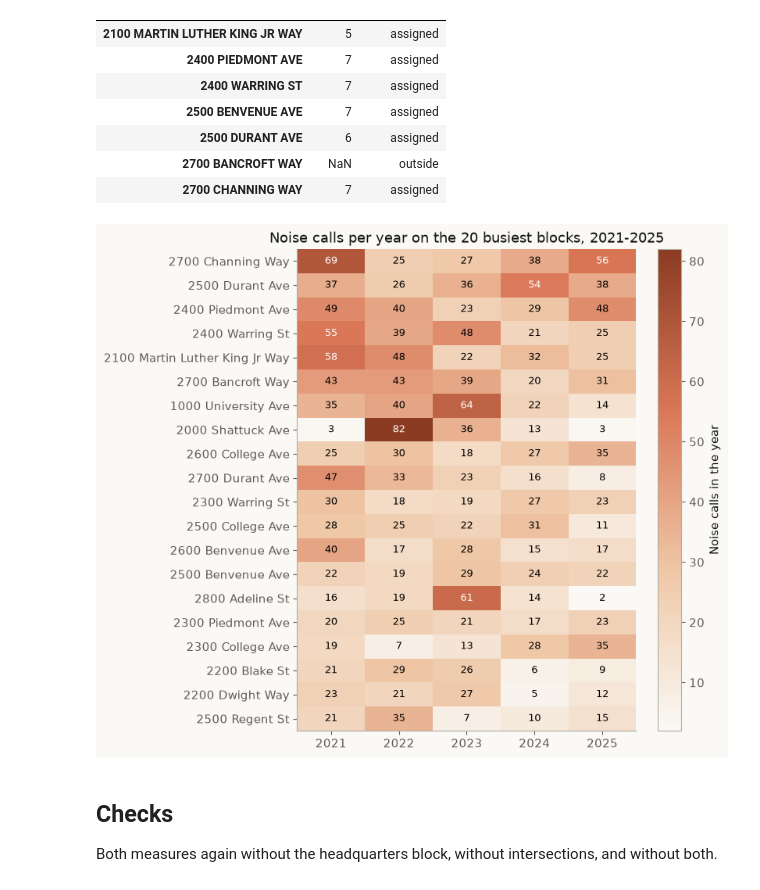
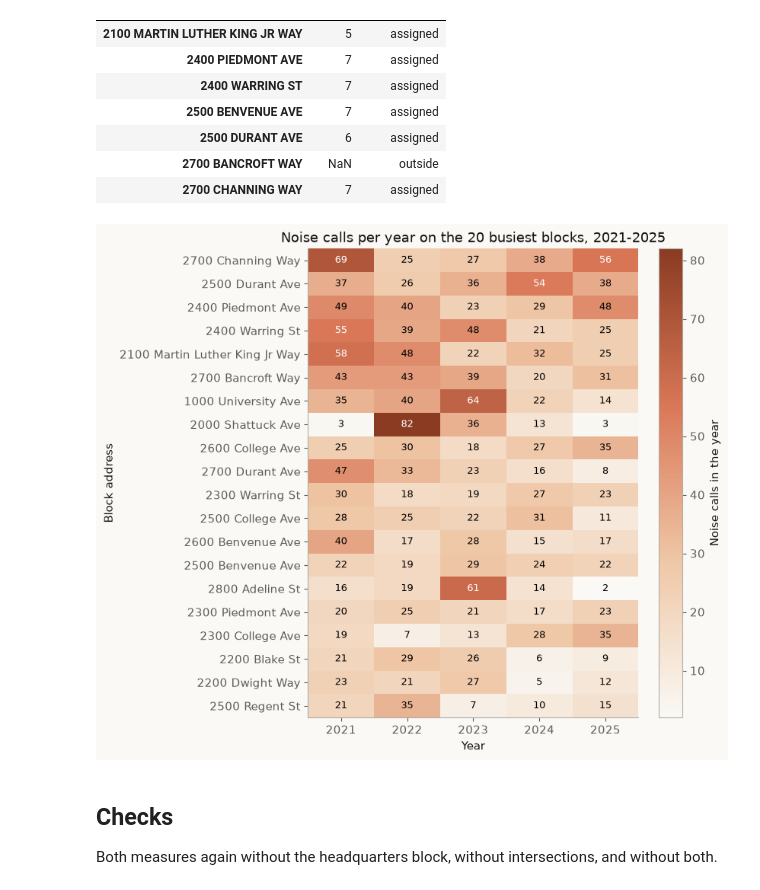
Before and after one commit to UCB-stat159-f26/final-project-team-16, a Jupyter notebook: notebooks/05_noise_hotspots.ipynb, the cells around one changed output. Saved outputs shown, nothing was run; the diff lists cells and outputs as text; code cells hidden in the pictures.

```diff
--- a/notebooks/05_noise_hotspots.ipynb
+++ b/notebooks/05_noise_hotspots.ipynb
@@ -195,30 +195,32 @@ lookup.set_index("block_key").reindex(every_year[TOP_N])[["Sector", "sector_stat
 # %%
 # Calls per year of the 20 busiest blocks of 2021-2025
 top_blocks = blocks.index[:TOP_N]
 by_year = pd.DataFrame(
     {
         year: block_counts(noise.loc[noise_years.eq(year)]).reindex(
             top_blocks, fill_value=0
         )
         for year in sorted(noise_years.unique())
     }
 )
 
 fig, ax = plt.subplots(figsize=(7, 8))
 image = ax.imshow(by_year, cmap=HEATMAP_CMAP, aspect="auto")
 ax.set_xticks(range(len(by_year.columns)), by_year.columns)
 ax.set_yticks(range(len(by_year.index)), [name.title() for name in by_year.index])
+ax.set_xlabel("Year")
+ax.set_ylabel("Block address")
 # White numbers on the darkest cells, dark numbers elsewhere
 dark_cutoff = 0.6 * by_year.to_numpy().max()
 for (row, column), value in pd.DataFrame(by_year.to_numpy()).stack().items():
     color = "white" if value > dark_cutoff else "black"
     ax.text(column, row, value, ha="center", va="center", fontsize=9, color=color)
 ax.grid(False)
 ax.set_title(f"Noise calls per year on the {TOP_N} busiest blocks, 2021-2025")
 fig.colorbar(image, ax=ax, label="Noise calls in the year")
 fig.savefig(figures / "05_a8_top_blocks_by_year.png")
 # %% [output]
-[figure, old version]
+[figure, new version]
 # %% [markdown]
 ## Checks
 
```
Also changed, not shown: 1 other file.
